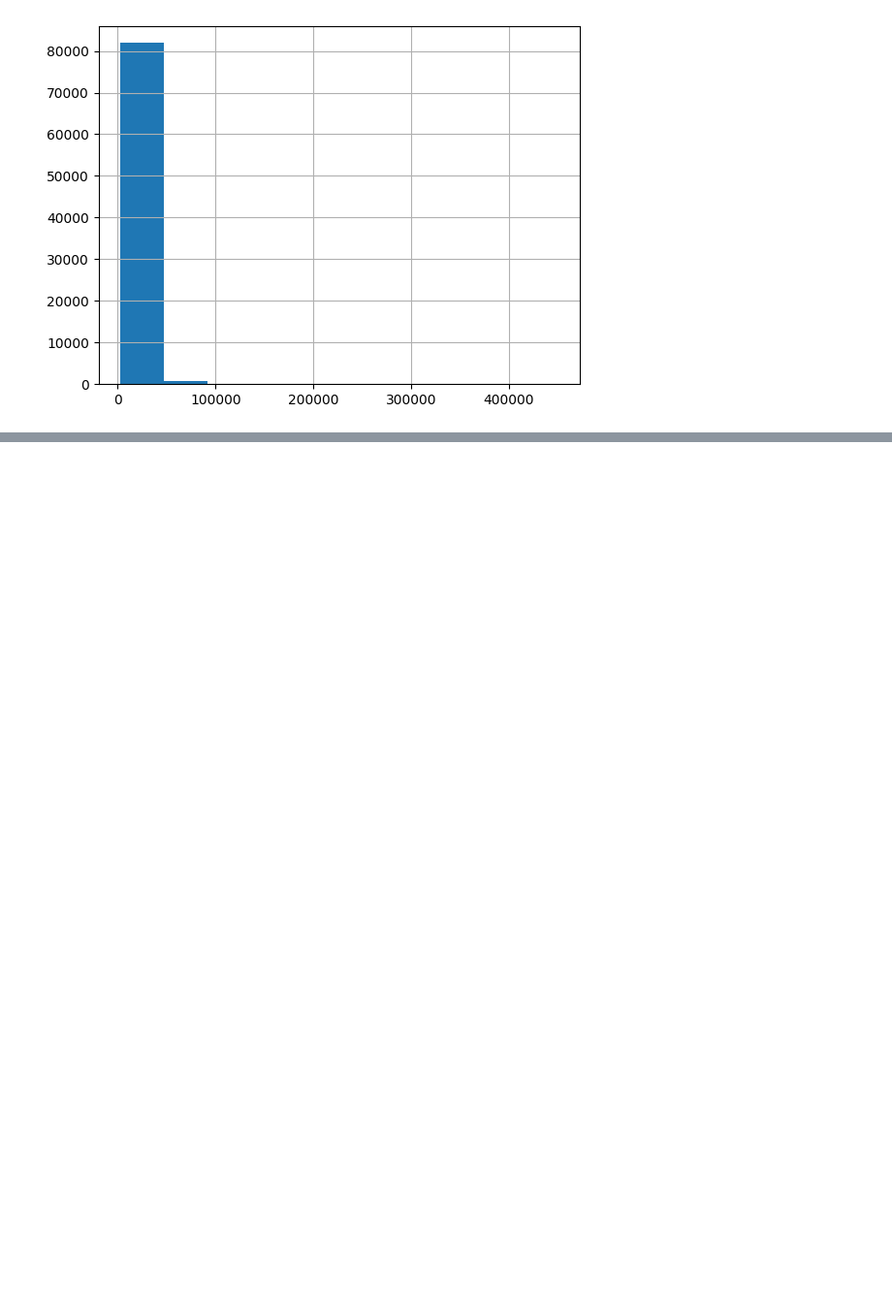
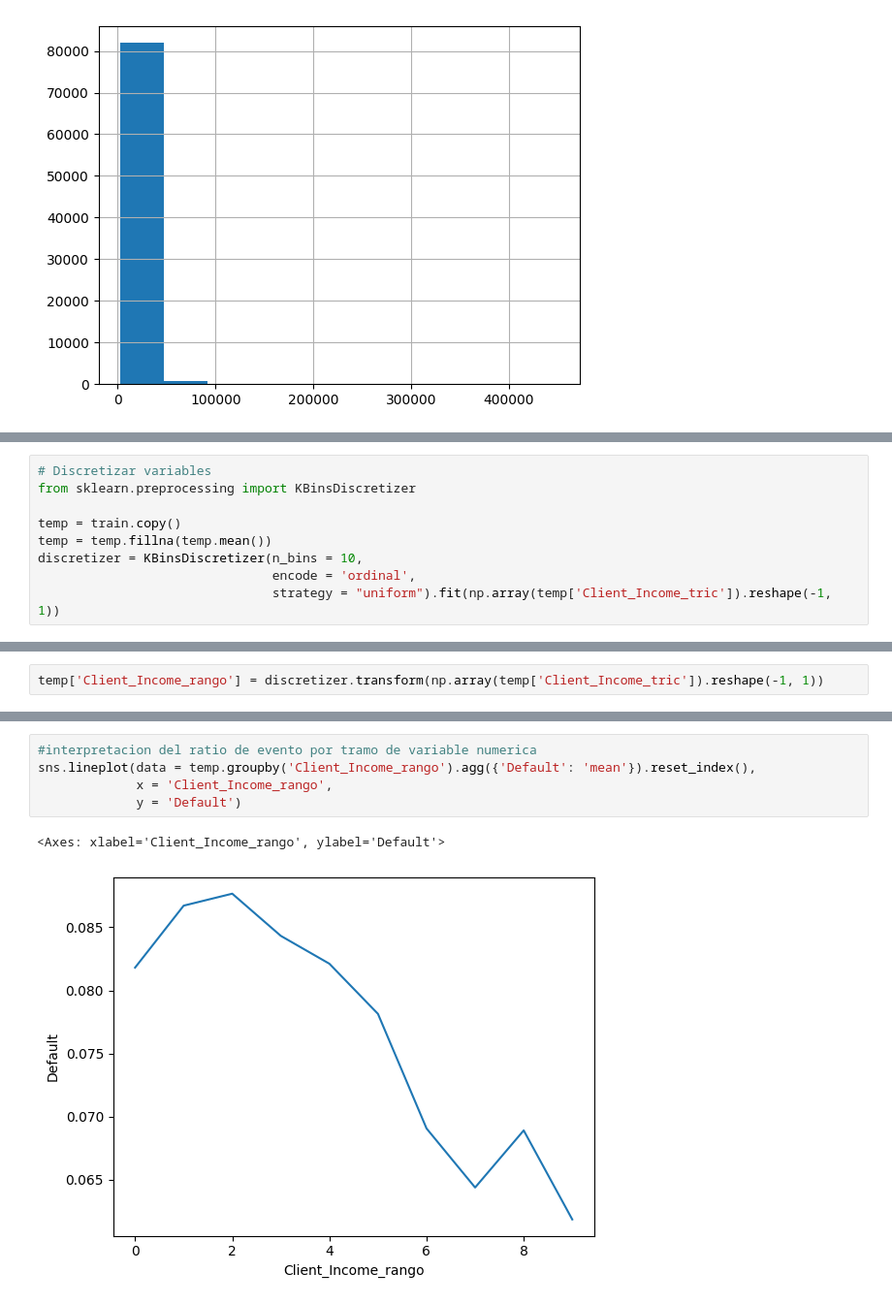
Before and after one commit to maacunap76/Especiaizacion_ML_Deep_DMC, a Jupyter notebook: Supervised_models/Logistic_regression/Credit_Scoring.ipynb, the cells around one changed output, grey strips where cells are left out. Shown at 97% size. Cells and saved outputs as stored; diff of their text form; blank space fills up the shorter version.

```diff
--- a/Supervised_models/Logistic_regression/Credit_Scoring.ipynb
+++ b/Supervised_models/Logistic_regression/Credit_Scoring.ipynb
@@ -190,0 +196,9 @@ train.Client_Income.hist()
+# %%
+# Discretizar variables
+from sklearn.preprocessing import KBinsDiscretizer
+
+temp = train.copy()
+temp = temp.fillna(temp.mean())
+discretizer = KBinsDiscretizer(n_bins = 10,
+                               encode = 'ordinal',
+                               strategy = "uniform").fit(np.array(temp['Client_Income_tric']).reshape(-1, 1))
@@ -190,0 +215,2 @@ train.Client_Income.hist()
+# %%
+temp['Client_Income_rango'] = discretizer.transform(np.array(temp['Client_Income_tric']).reshape(-1, 1))
@@ -190,0 +233,8 @@ train.Client_Income.hist()
+# %%
+#interpretacion del ratio de evento por tramo de variable numerica
+sns.lineplot(data = temp.groupby('Client_Income_rango').agg({'Default': 'mean'}).reset_index(),
+             x = 'Client_Income_rango',
+             y = 'Default')
+# %% [output]
+<Axes: xlabel='Client_Income_rango', ylabel='Default'>
+[figure, added]
```
Also changed, not shown: parts of 8 cells of this notebook.
